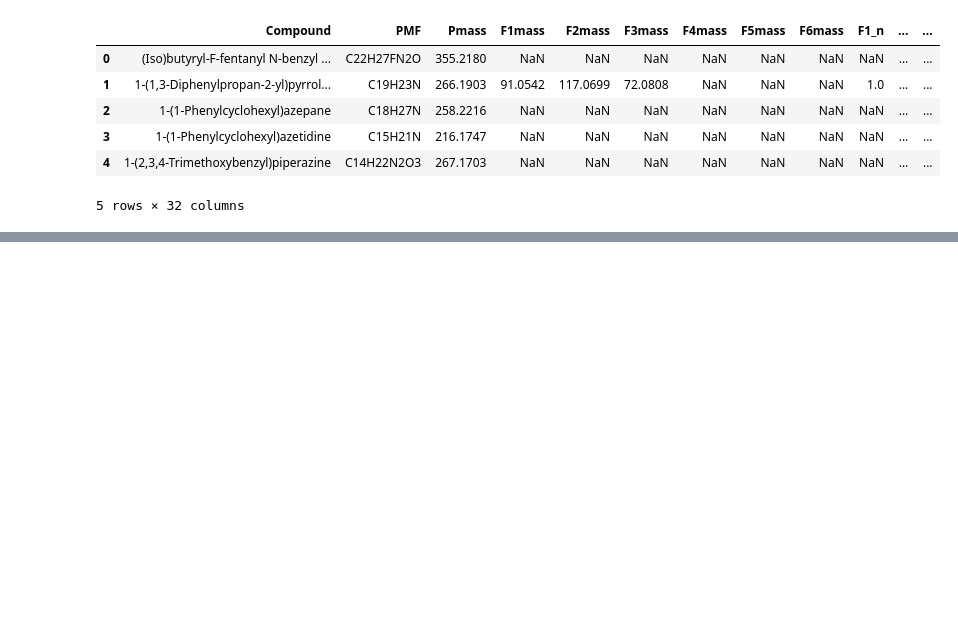
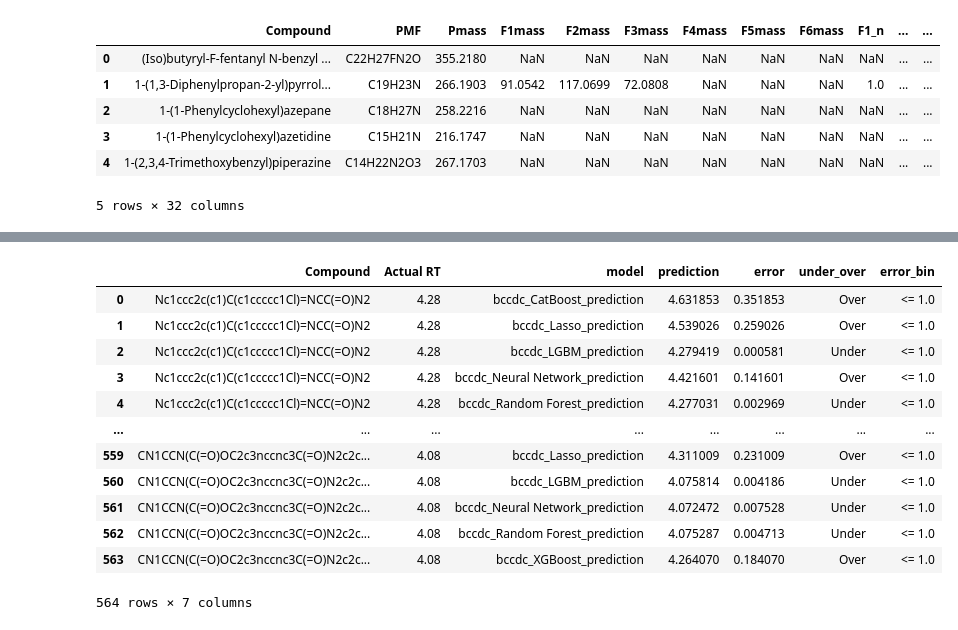
Before and after one commit to BCCDC-DSI/RADD, a Jupyter notebook: workflows/part2_version2/Notebooks/compile_models_for_db.ipynb, the cells around one changed output, grey strips where cells are left out. Drawn from its saved outputs; the diff is of its cells as text; code cells hidden in the pictures; blank space fills up the shorter version.

```diff
--- a/workflows/part2_version2/Notebooks/compile_models_for_db.ipynb
+++ b/workflows/part2_version2/Notebooks/compile_models_for_db.ipynb
@@ -149,0 +184,34 @@ high_res_data.to_csv('/scratch/st-ashapi01-1/RADD/SMILES_ML_PIPELINE/high_res_pr
+# %%
+def make_error_bins(df, model_names, model_y):
+    # Calculate errors
+    for model in model_names:
+        df[f'{model}_error'] = abs(df[model] - df[model_y])
+
+    # Convert to long format manually
+    long_data = []
+    for index, row in df.iterrows():
+        for model in model_names:
+            if model != 'model_y':
+                long_data.append({
+                    'Compound' : row[model_X],
+                    'Actual RT': row[model_y],
+                    'model': model,
+                    'prediction': row[model],
+                    'error': row[f'{model}_error'],
+                    'under_over': 'Under' if row[model] < row[model_y] else 'Over'
+                })
+
+    df_long = pd.DataFrame(long_data)
+
+    # Function to bin errors
+    def bin_errors(error):
+        if error <= 1.0:
+            return '<= 1.0'
+        elif 1.0 < error <= 2.0:
+            return '> 1.0 and <= 2.0'
+        else:
+            return '> 2.0'
+
+    # Apply binning
+    df_long['error_bin'] = df_long['error'].apply(bin_errors)
+    return df_long
@@ -149,0 +261,16 @@ high_res_data.to_csv('/scratch/st-ashapi01-1/RADD/SMILES_ML_PIPELINE/high_res_pr
+# %%
+high_res_plot_df
+# %% [output]
+|  | Compound | Actual RT | model | prediction | error | under_over | error_bin |
+| 0 | Nc1ccc2c(c1)C(c1ccccc1Cl)=NCC(=O)N2 | 4.28 | bccdc_CatBoost_prediction | 4.631853 | 0.351853 | Over | <= 1.0 |
+| 1 | Nc1ccc2c(c1)C(c1ccccc1Cl)=NCC(=O)N2 | 4.28 | bccdc_Lasso_prediction | 4.539026 | 0.259026 | Over | <= 1.0 |
+| 2 | Nc1ccc2c(c1)C(c1ccccc1Cl)=NCC(=O)N2 | 4.28 | bccdc_LGBM_prediction | 4.279419 | 0.000581 | Under | <= 1.0 |
+| 3 | Nc1ccc2c(c1)C(c1ccccc1Cl)=NCC(=O)N2 | 4.28 | bccdc_Neural Network_prediction | 4.421601 | 0.141601 | Over | <= 1.0 |
+| 4 | Nc1ccc2c(c1)C(c1ccccc1Cl)=NCC(=O)N2 | 4.28 | bccdc_Random Forest_prediction | 4.277031 | 0.002969 | Under | <= 1.0 |
+| ... | ... | ... | ... | ... | ... | ... | ... |
+| 559 | CN1CCN(C(=O)OC2c3nccnc3C(=O)N2c2c... | 4.08 | bccdc_Lasso_prediction | 4.311009 | 0.231009 | Over | <= 1.0 |
+| 560 | CN1CCN(C(=O)OC2c3nccnc3C(=O)N2c2c... | 4.08 | bccdc_LGBM_prediction | 4.075814 | 0.004186 | Under | <= 1.0 |
+| 561 | CN1CCN(C(=O)OC2c3nccnc3C(=O)N2c2c... | 4.08 | bccdc_Neural Network_prediction | 4.072472 | 0.007528 | Under | <= 1.0 |
+| 562 | CN1CCN(C(=O)OC2c3nccnc3C(=O)N2c2c... | 4.08 | bccdc_Random Forest_prediction | 4.075287 | 0.004713 | Under | <= 1.0 |
+| 563 | CN1CCN(C(=O)OC2c3nccnc3C(=O)N2c2c... | 4.08 | bccdc_XGBoost_prediction | 4.264070 | 0.184070 | Over | <= 1.0 |
+564 rows × 7 columns
```
Also changed, not shown: parts of 17 cells of this notebook, 8 other files.
